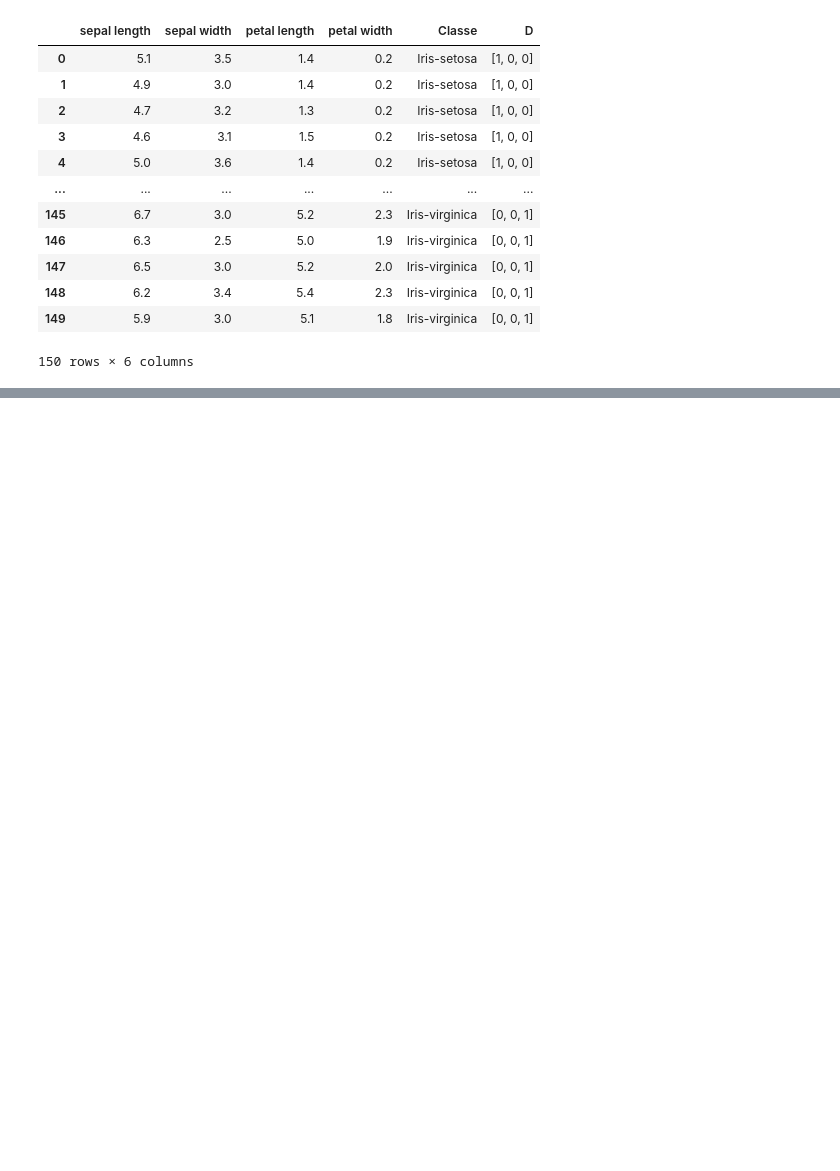
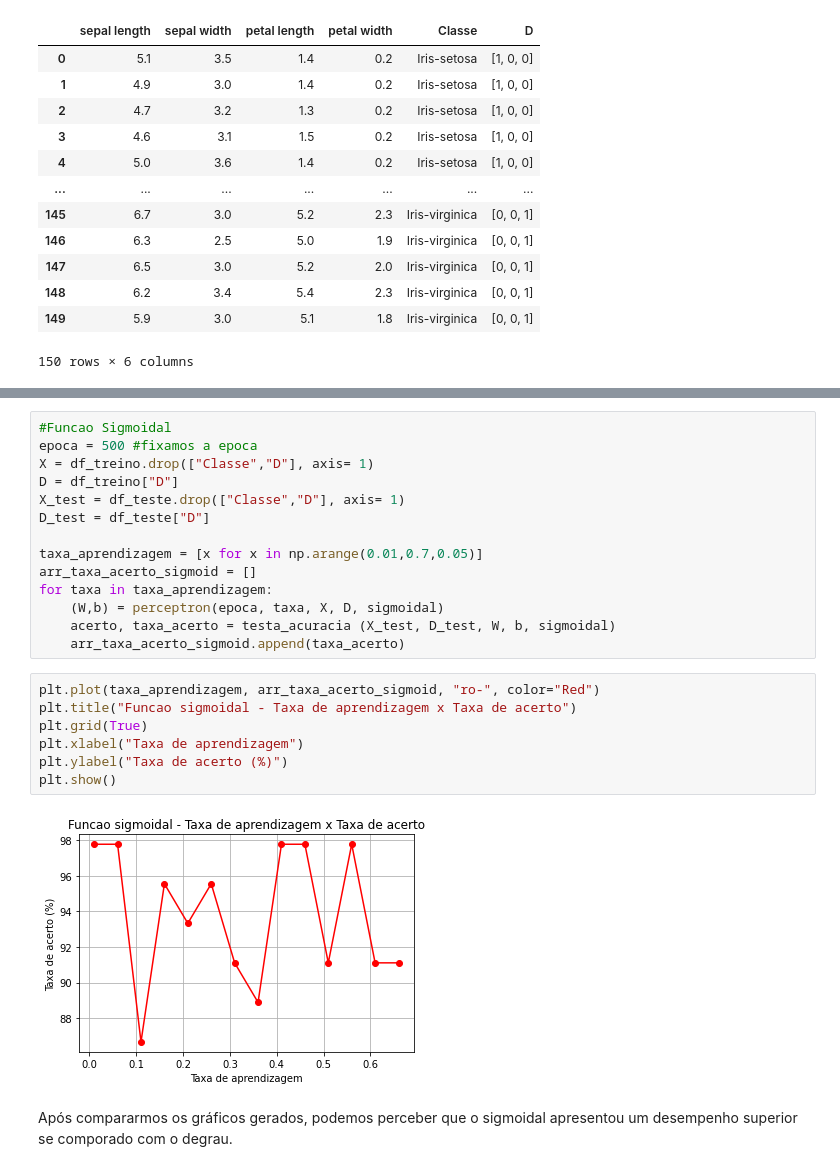
Before and after one commit to dissantos/AI_Practices, a Jupyter notebook: Laboratory/Practice_5_NeuralNetworks/perceptron.ipynb, the cells around one changed output, grey strips where cells are left out. Saved outputs shown, nothing was run; the diff lists cells and outputs as text; blank space fills up the shorter version.

```diff
--- a/Laboratory/Practice_5_NeuralNetworks/perceptron.ipynb
+++ b/Laboratory/Practice_5_NeuralNetworks/perceptron.ipynb
@@ -123,0 +307,25 @@ testa_acuracia(X,D,W,b, degrau)
+# %%
+#Funcao Sigmoidal
+epoca = 500 #fixamos a epoca
+X = df_treino.drop(["Classe","D"], axis= 1)
+D = df_treino["D"]
+X_test = df_teste.drop(["Classe","D"], axis= 1)
+D_test = df_teste["D"]
+
+taxa_aprendizagem = [x for x in np.arange(0.01,0.7,0.05)]
+arr_taxa_acerto_sigmoid = []
+for taxa in taxa_aprendizagem:
+    (W,b) = perceptron(epoca, taxa, X, D, sigmoidal)
+    acerto, taxa_acerto = testa_acuracia (X_test, D_test, W, b, sigmoidal)
+    arr_taxa_acerto_sigmoid.append(taxa_acerto)
+# %%
+plt.plot(taxa_aprendizagem, arr_taxa_acerto_sigmoid, "ro-", color="Red")
+plt.title("Funcao sigmoidal - Taxa de aprendizagem x Taxa de acerto")
+plt.grid(True)
+plt.xlabel("Taxa de aprendizagem")
+plt.ylabel("Taxa de acerto (%)")
+plt.show()
+# %% [output]
+[figure, added]
+# %% [markdown]
+Após compararmos os gráficos gerados, podemos perceber que o sigmoidal apresentou um desempenho superior se comporado com o degrau.
```
Also changed, not shown: parts of 21 cells of this notebook.
